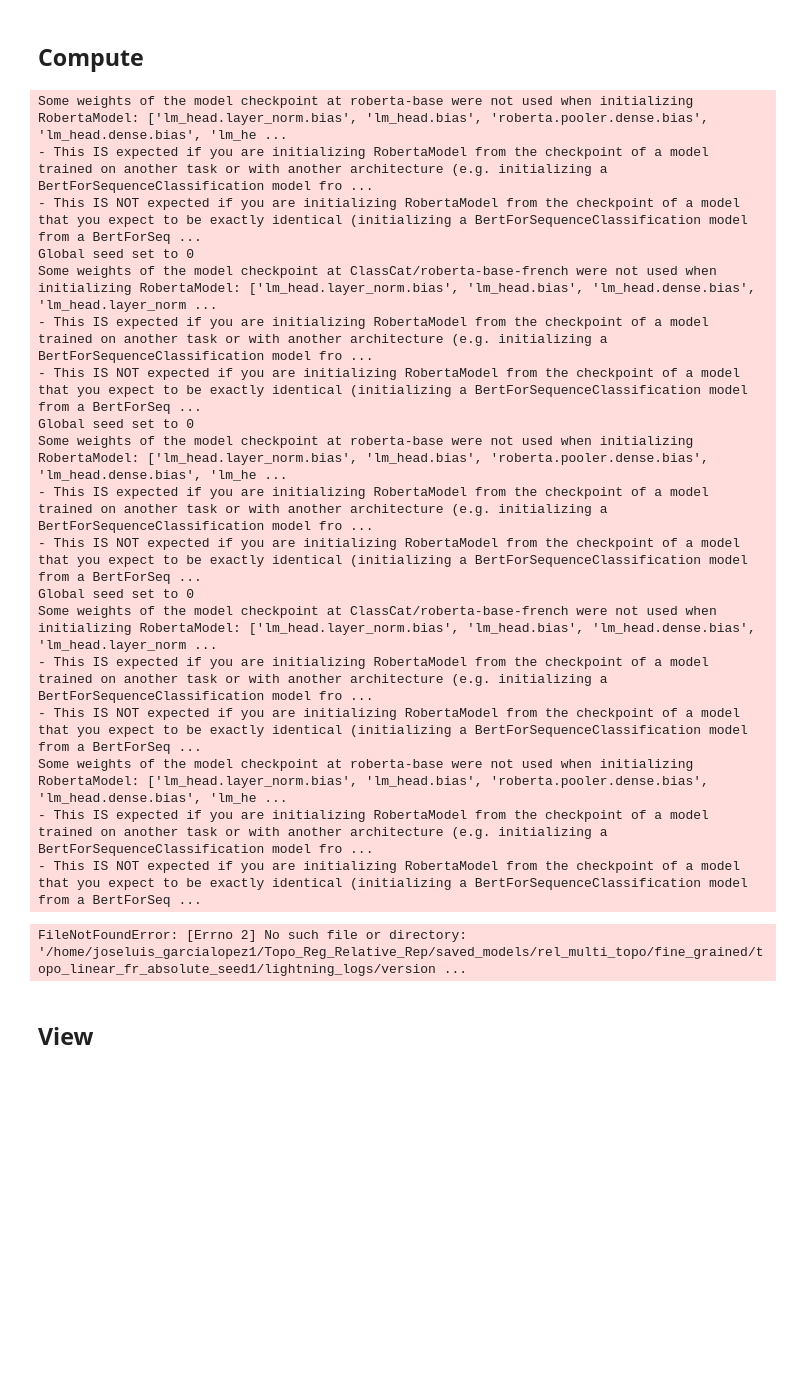
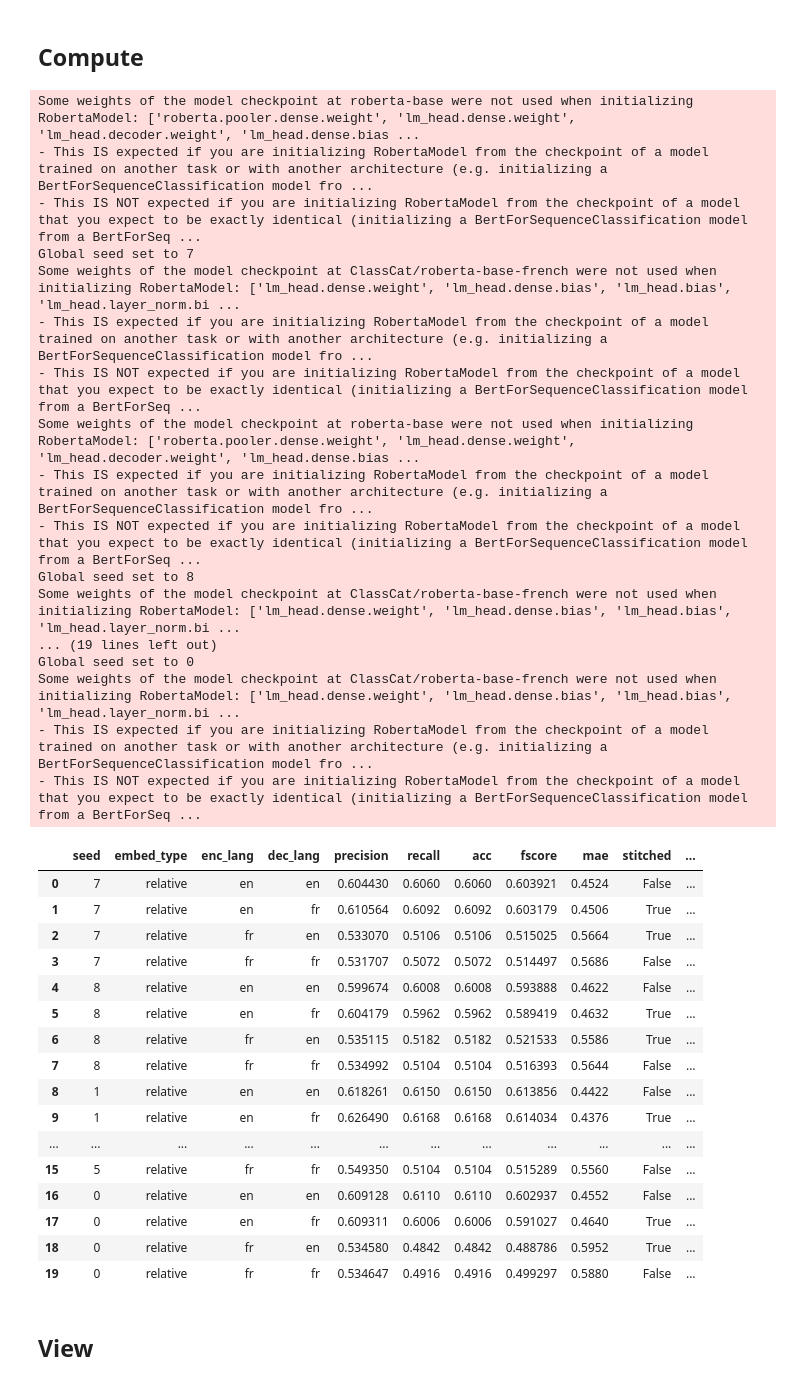
Before and after one commit to AGarciaCast/Topo_Reg_Relative_Rep, a Jupyter notebook: topo_multilingual_stitching.ipynb, the cells around one changed output. Cells and saved outputs as stored; diff of their text form; code cells hidden in the pictures; blank space fills up the shorter version.

```diff
--- a/topo_multilingual_stitching.ipynb
+++ b/topo_multilingual_stitching.ipynb
@@ -297,7 +297,7 @@ for lang in ALL_LANGS:
     train_lang2dataloader[lang] = DataLoader(aux_train_ds,
                                        num_workers=4,
                                        collate_fn=partial(collate_fn, tokenizer=lang_tokenizer),
-                                       pin_memory=False,
+                                       pin_memory=True,
                                        #persistent_workers= True,
                                        batch_sampler=ClassAccumulationSampler(aux_train_ds,
                                                        batch_size=16,
@@ -315,13 +315,13 @@ for lang in ALL_LANGS:
                                        num_workers=4,
                                        collate_fn=partial(collate_fn, tokenizer=lang_tokenizer),
                                        batch_size=32,
-                                       pin_memory=False
+                                       pin_memory=True
                                        ),
                                   DataLoader(ds_test_multi,
                                        num_workers=4,
                                        collate_fn=partial(multi_draw_collate_fn, tokenizer=lang_tokenizer, cls=False),
                                        batch_size=1,
-                                       pin_memory=False
+                                       pin_memory=True
                                        )
                                  )
 
@@ -333,14 +333,14 @@ for lang in ALL_LANGS:
                                        num_workers=4,
                                        collate_fn=partial(collate_fn, tokenizer=lang_tokenizer),
                                        batch_size=32,
-                                       pin_memory=False
+                                       pin_memory=True
                                        )
 
     aux_anc_ds = DictDataset(lang2anchors[lang], data_key, target_key)
 
     anchors_lang2dataloader[lang] = DataLoader(aux_anc_ds,
                                        num_workers=4,
-                                       pin_memory=False,
+                                       pin_memory=True,
                                        collate_fn=partial(collate_fn, tokenizer=lang_tokenizer, cls=False),
                                        batch_size=16,
                                        )
@@ -536,5 +513,6 @@ Traceback (most recent call last):
 # %%
-SEEDS = [0, 1]
+rng = np.random.default_rng(100)
+SEEDS = rng.integers(low=0, high=10, size=5)
 run = False
 vrs = 1
 best= False
@@ -636,20 +614,23 @@ numeric_results = {
     },
 }
 
+rng = np.random.default_rng(100)
+rints = rng.integers(low=0, high=10, size=5)
+
 pers = "L_2"
 langs= ["en", "fr"]
-modes = ["topo"]
-embeddings = ["absolute", "relative_both"]
+modes = ["vanilla"]
+embeddings = [ "relative"]
 check_best = False
-vrs = 3
-for seed in [0, 1]:
+vrs = 1
+for seed in rints:
     models = {
         train_mode: {
             embedding_type: {
                     train_lang: LitTopoRelRoberta.load_from_checkpoint(
                                   CHECKPOINT_PATH /
                                   f"{'fine_grained' if fine_grained else 'coarse_grained'}/{train_mode}_linear_{train_lang}_{embedding_type}_seed{seed}" /
-                                  f"lightning_logs/version_{vrs}/checkpoints/{'best' if check_best else 'full-v1'}.ckpt",
+                                  f"lightning_logs/version_{vrs if 'relative' in embedding_type else 0}/checkpoints/{'best' if check_best else 'full-v1'}.ckpt",
                                    linear=True)
 
 
@@ -789,26 +770,42 @@ for seed in [0, 1]:
             for enc_lang in langs:
                    del models[mode][embed_type][enc_lang]
 # %% [output]
-Some weights of the model checkpoint at roberta-base were not used when initializing RobertaModel: ['lm_head.layer_norm.bias', 'lm_head.bias', 'roberta.pooler.dense.bias', 'lm_head.dense.bias', 'lm_he ...
+Some weights of the model checkpoint at roberta-base were not used when initializing RobertaModel: ['roberta.pooler.dense.weight', 'lm_head.dense.weight', 'lm_head.decoder.weight', 'lm_head.dense.bias ...
 - This IS expected if you are initializing RobertaModel from the checkpoint of a model trained on another task or with another architecture (e.g. initializing a BertForSequenceClassification model fro ...
 - This IS NOT expected if you are initializing RobertaModel from the checkpoint of a model that you expect to be exactly identical (initializing a BertForSequenceClassification model from a BertForSeq ...
-Global seed set to 0
-Some weights of the model checkpoint at ClassCat/roberta-base-french were not used when initializing RobertaModel: ['lm_head.layer_norm.bias', 'lm_head.bias', 'lm_head.dense.bias', 'lm_head.layer_norm ...
+Global seed set to 7
+Some weights of the model checkpoint at ClassCat/roberta-base-french were not used when initializing RobertaModel: ['lm_head.dense.weight', 'lm_head.dense.bias', 'lm_head.bias', 'lm_head.layer_norm.bi ...
 - This IS expected if you are initializing RobertaModel from the checkpoint of a model trained on another task or with another architecture (e.g. initializing a BertForSequenceClassification model fro ...
 - This IS NOT expected if you are initializing RobertaModel from the checkpoint of a model that you expect to be exactly identical (initializing a BertForSequenceClassification model from a BertForSeq ...
-Global seed set to 0
-Some weights of the model checkpoint at roberta-base were not used when initializing RobertaModel: ['lm_head.layer_norm.bias', 'lm_head.bias', 'roberta.pooler.dense.bias', 'lm_head.dense.bias', 'lm_he ...
+Some weights of the model checkpoint at roberta-base were not used when initializing RobertaModel: ['roberta.pooler.dense.weight', 'lm_head.dense.weight', 'lm_head.decoder.weight', 'lm_head.dense.bias ...
 - This IS expected if you are initializing RobertaModel from the checkpoint of a model trained on another task or with another architecture (e.g. initializing a BertForSequenceClassification model fro ...
 - This IS NOT expected if you are initializing RobertaModel from the checkpoint of a model that you expect to be exactly identical (initializing a BertForSequenceClassification model from a BertForSeq ...
+Global seed set to 8
+Some weights of the model checkpoint at ClassCat/roberta-base-french were not used when initializing RobertaModel: ['lm_head.dense.weight', 'lm_head.dense.bias', 'lm_head.bias', 'lm_head.layer_norm.bi ...
+... (19 lines left out)
 Global seed set to 0
-Some weights of the model checkpoint at ClassCat/roberta-base-french were not used when initializing RobertaModel: ['lm_head.layer_norm.bias', 'lm_head.bias', 'lm_head.dense.bias', 'lm_head.layer_norm ...
+Some weights of the model checkpoint at ClassCat/roberta-base-french were not used when initializing RobertaModel: ['lm_head.dense.weight', 'lm_head.dense.bias', 'lm_head.bias', 'lm_head.layer_norm.bi ...
 - This IS expected if you are initializing RobertaModel from the checkpoint of a model trained on another task or with another architecture (e.g. initializing a BertForSequenceClassification model fro ...
 - This IS NOT expected if you are initializing RobertaModel from the checkpoint of a model that you expect to be exactly identical (initializing a BertForSequenceClassification model from a BertForSeq ...
-Some weights of the model checkpoint at roberta-base were not used when initializing RobertaModel: ['lm_head.layer_norm.bias', 'lm_head.bias', 'roberta.pooler.dense.bias', 'lm_head.dense.bias', 'lm_he ...
-- This IS expected if you are initializing RobertaModel from the checkpoint of a model trained on another task or with another architecture (e.g. initializing a BertForSequenceClassification model fro ...
-- This IS NOT expected if you are initializing RobertaModel from the checkpoint of a model that you expect to be exactly identical (initializing a BertForSequenceClassification model from a BertForSeq ...
-FileNotFoundError: [Errno 2] No such file or directory: '/home/joseluis_garcialopez1/Topo_Reg_Relative_Rep/saved_models/rel_multi_topo/fine_grained/topo_linear_fr_absolute_seed1/lightning_logs/version ...
 # %%
-df = pd.DataFrame(numeric_results["topo"])
+df = pd.DataFrame(numeric_results["vanilla"])
 df
+# %% [output]
+|  | seed | embed_type | enc_lang | dec_lang | precision | recall | acc | fscore | mae | stitched | ... |
+| 0 | 7 | relative | en | en | 0.604430 | 0.6060 | 0.6060 | 0.603921 | 0.4524 | False | ... |
+| 1 | 7 | relative | en | fr | 0.610564 | 0.6092 | 0.6092 | 0.603179 | 0.4506 | True | ... |
+| 2 | 7 | relative | fr | en | 0.533070 | 0.5106 | 0.5106 | 0.515025 | 0.5664 | True | ... |
+| 3 | 7 | relative | fr | fr | 0.531707 | 0.5072 | 0.5072 | 0.514497 | 0.5686 | False | ... |
+| 4 | 8 | relative | en | en | 0.599674 | 0.6008 | 0.6008 | 0.593888 | 0.4622 | False | ... |
+| 5 | 8 | relative | en | fr | 0.604179 | 0.5962 | 0.5962 | 0.589419 | 0.4632 | True | ... |
+| 6 | 8 | relative | fr | en | 0.535115 | 0.5182 | 0.5182 | 0.521533 | 0.5586 | True | ... |
+| 7 | 8 | relative | fr | fr | 0.534992 | 0.5104 | 0.5104 | 0.516393 | 0.5644 | False | ... |
+| 8 | 1 | relative | en | en | 0.618261 | 0.6150 | 0.6150 | 0.613856 | 0.4422 | False | ... |
+| 9 | 1 | relative | en | fr | 0.626490 | 0.6168 | 0.6168 | 0.614034 | 0.4376 | True | ... |
+| ... | ... | ... | ... | ... | ... | ... | ... | ... | ... | ... | ... |
+| 15 | 5 | relative | fr | fr | 0.549350 | 0.5104 | 0.5104 | 0.515289 | 0.5560 | False | ... |
+| 16 | 0 | relative | en | en | 0.609128 | 0.6110 | 0.6110 | 0.602937 | 0.4552 | False | ... |
+| 17 | 0 | relative | en | fr | 0.609311 | 0.6006 | 0.6006 | 0.591027 | 0.4640 | True | ... |
+| 18 | 0 | relative | fr | en | 0.534580 | 0.4842 | 0.4842 | 0.488786 | 0.5952 | True | ... |
+| 19 | 0 | relative | fr | fr | 0.534647 | 0.4916 | 0.4916 | 0.499297 | 0.5880 | False | ... |
 # %%
```
Also changed, not shown: parts of 4 cells of this notebook, 56 other files.
